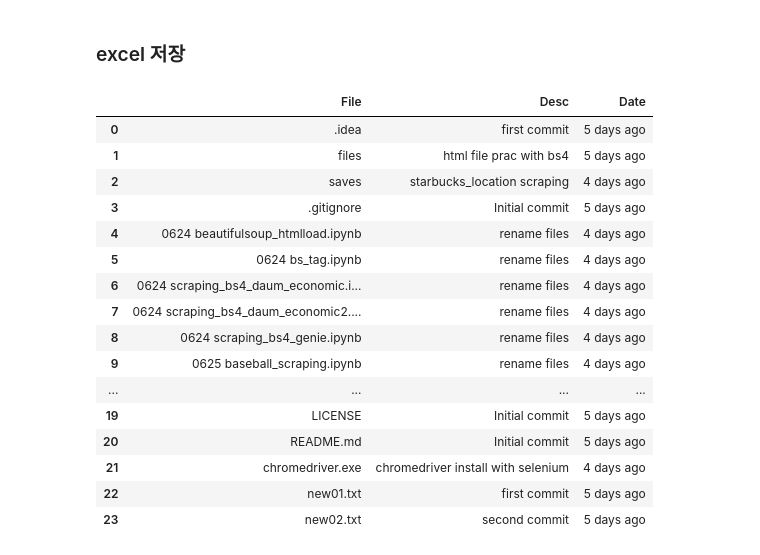
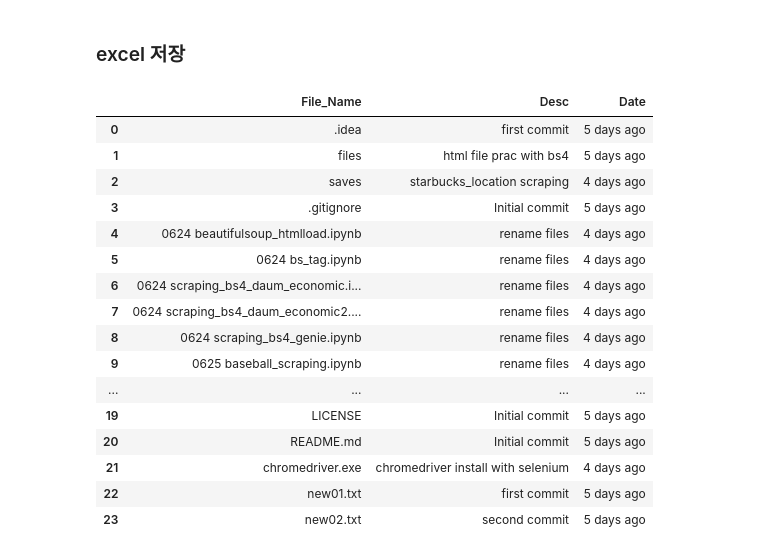
Before and after one commit to HyunJung-Eliana/KDT_day27_webscraping, a Jupyter notebook: 0629 github_scraping.ipynb, the cells around one changed output. Drawn from its saved outputs; the diff is of its cells as text; code cells hidden in the pictures.

```diff
--- a/0629 github_scraping.ipynb
+++ b/0629 github_scraping.ipynb
@@ -117,10 +117,10 @@ results
 # %%
 import pandas as pd
 # %%
-df = pd.DataFrame(results, columns=['File','Desc','Date'])
+df = pd.DataFrame(results, columns=['File_Name','Desc','Date'])
 df
 # %% [output]
-|  | File | Desc | Date |
+|  | File_Name | Desc | Date |
 | 0 | .idea | first commit | 5 days ago |
 | 1 | files | html file prac with bs4 | 5 days ago |
 | 2 | saves | starbucks_location scraping | 4 days ago |
```
Also changed, not shown: 1 other file.
